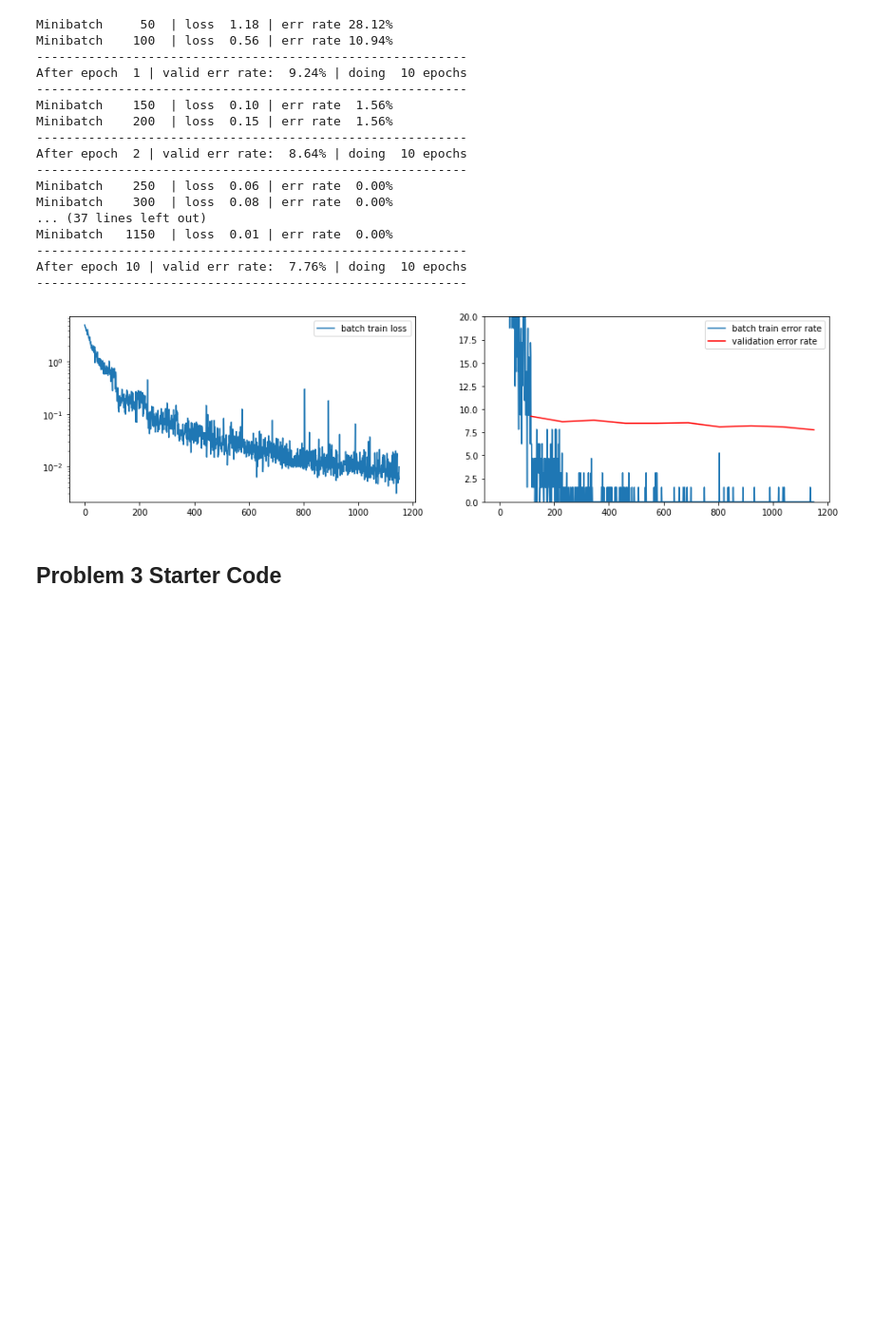
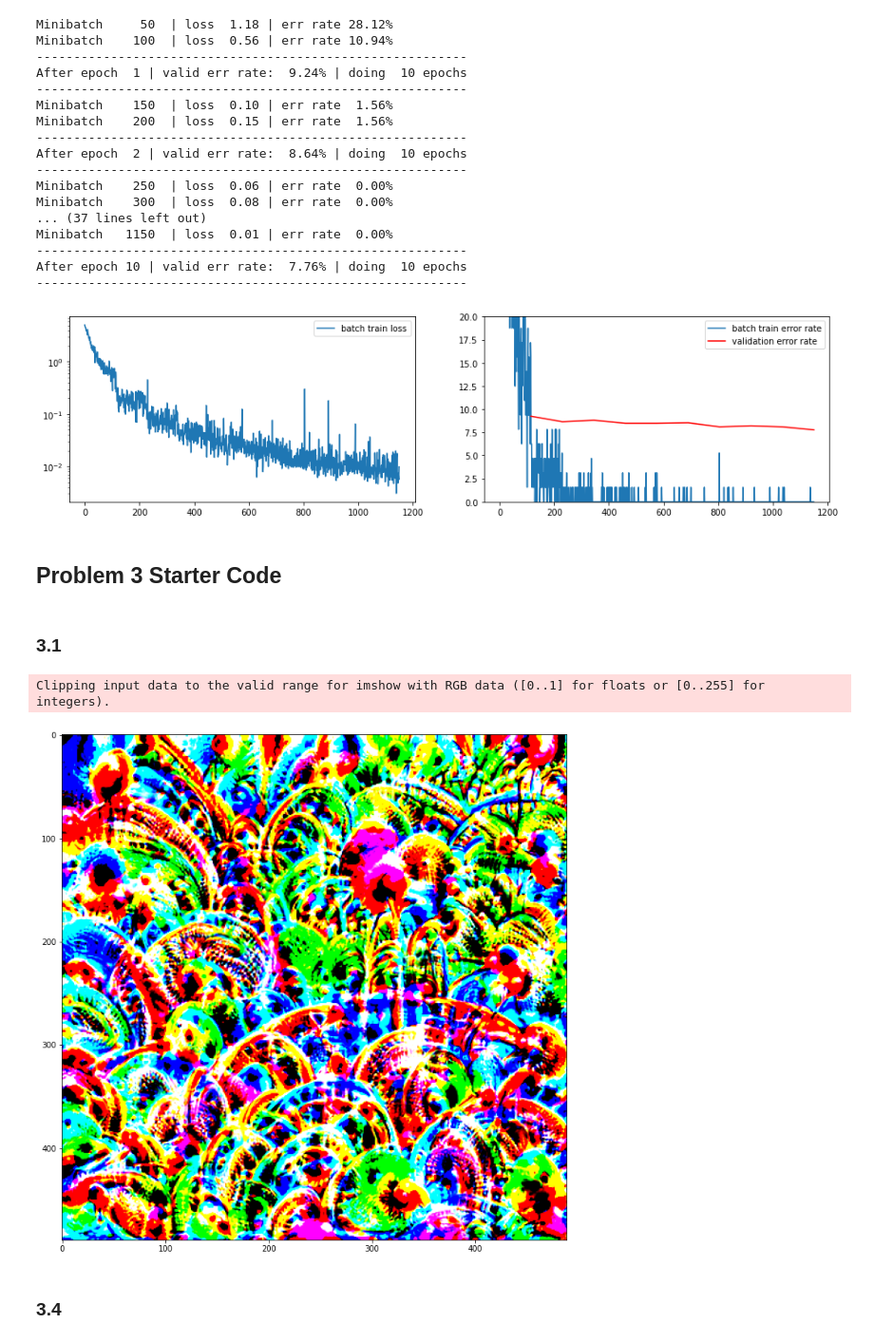
Before and after one commit to AdrianUrbanski/DL, a Jupyter notebook: Assignment3.ipynb, the cells around one changed output. Shown at 95% size. Cells and saved outputs as stored; diff of their text form; code cells hidden in the pictures; blank space fills up the shorter version.

```diff
--- a/Assignment3.ipynb
+++ b/Assignment3.ipynb
@@ -1307,3 +1311,5 @@ After epoch 10 | valid err rate:  7.76% | doing  10 epochs
 [figure]
 # %% [markdown]
 ## Problem 3 Starter Code
+# %% [markdown]
+### 3.1
@@ -1310,3 +1318,50 @@ After epoch 10 | valid err rate:  7.76% | doing  10 epochs
+# %%
+def transform(img):
+    img = img.T
+    transforms = [
+        torchvision.transforms.Resize(256),
+        torchvision.transforms.CenterCrop(224),
+    ]
+    for t in transforms:
+        img = t(img)
+    return img.T.float()
+# %%
+class FilterVisualizer():
+    def __init__(self, size=56, upscaling_steps=12, upscaling_factor=1.2):
+        self.size, self.upscaling_steps, self.upscaling_factor = size, upscaling_steps, upscaling_factor
+        self.model = vgg
+
+    def visualize(self, layer, filter, lr=0.1, opt_steps=20, blur=None):
+        sz = self.size
+        img = np.uint8(np.random.uniform(150, 180, (sz, sz, 3)))/255  # generate random image
+
+        for _ in range(self.upscaling_steps):  # scale the image up upscaling_steps times
+            img_var = to_tensor(img, requires_grad=True)
+            optimizer = torch.optim.Adam([img_var], lr=lr, weight_decay=1e-6)
+            for n in range(opt_steps):  # optimize pixel values for opt_steps times
+                optimizer.zero_grad()
+                self.model(transform(img_var).float())
+                activations = self.model.layer_activations(img_var.float(), layer)
+                loss = -activations[:, filter].mean()
+                loss.backward()
+                optimizer.step()
+            img = img_var.data.cpu().numpy()
+            self.output = img
+            sz = int(self.upscaling_factor * sz)  # calculate new image size
+            img = cv2.resize(img, (sz, sz), interpolation = cv2.INTER_CUBIC)  # scale image up
+            if blur is not None: img = cv2.blur(img,(blur,blur))  # blur image to reduce high frequency patterns
+        plt.figure(figsize=(12,12))
+        imshow(img)
+# %%
+layer = "conv5_2"
+filter = 20
+FV = FilterVisualizer(size=56, upscaling_steps=12, upscaling_factor=1.2)
+FV.visualize(layer, filter, blur=2)
+# %% [output]
+Clipping input data to the valid range for imshow with RGB data ([0..1] for floats or [0..255] for integers).
+[figure, added]
+# %% [markdown]
+### 3.4
 # %%
 ![ -e images.tar.bz2 ] || gdown 'https://drive.google.com/uc?id=18y17PXpo_Qwt2l_FF_7ODJYcQYEExOeF' -O images.tar.bz2
 ![ -d images ] || tar jxf images.tar.bz2
```
Also changed, not shown: parts of 5 cells of this notebook.
